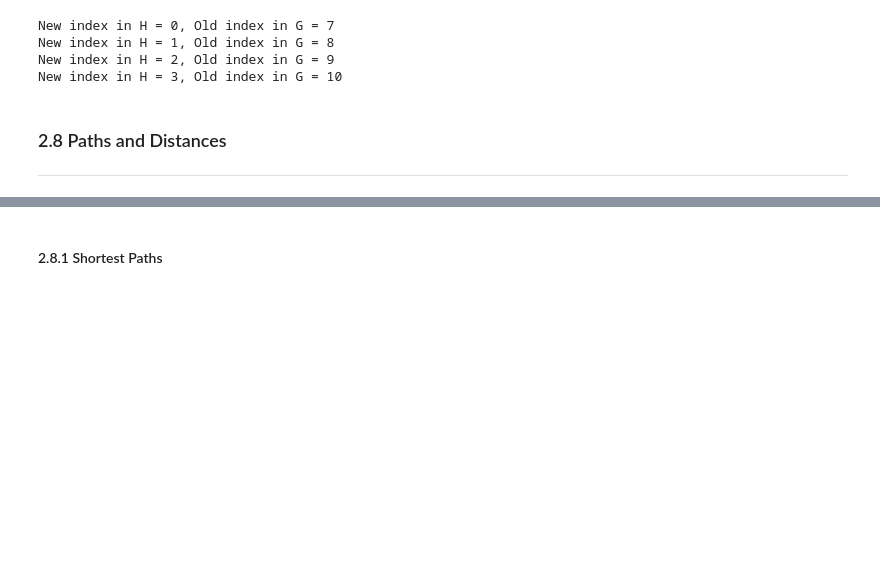
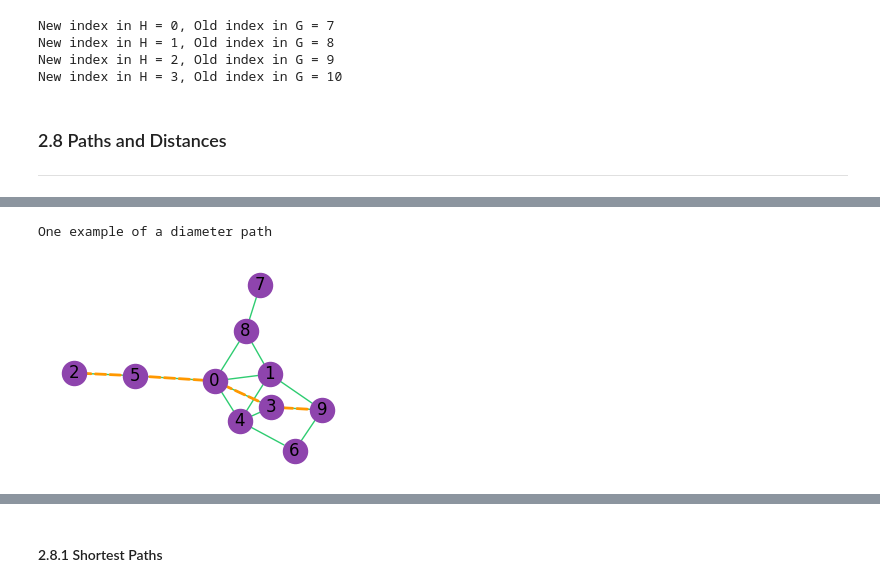
Before and after one commit to grogs84/networkscience, a Jupyter notebook: rChapter2.ipynb, the cells around one changed output, grey strips where cells are left out. Cells and saved outputs as stored; diff of their text form; code cells hidden in the pictures; blank space fills up the shorter version.

```diff
--- a/rChapter2.ipynb
+++ b/rChapter2.ipynb
@@ -276,0 +331,19 @@ New index in H = 3, Old index in G = 10
+# %%
+from collections import defaultdict
+
+# use rustworkx to find all the the shortest path between all node pairs
+apsp = rx.all_pairs_bellman_ford_shortest_paths(G, edge_cost_fn=lambda x: 1)
+
+# build a map path_len -> list_of_paths
+path_len_map = defaultdict(list)
+for node, mapping in apsp.items():
+    max_path_len = 0
+    for target, path in mapping.items():
+        path_len = len(path)
+        path_len_map[path_len].append(path)
+
+m, *_ = sorted(path_len_map, reverse=True)
+print(f"Diameter of G: {m}")
+print(f"Paths with length = Diameter = 5:")
+for path in path_len_map[m]:
+    print(path)
@@ -276,0 +361,10 @@ New index in H = 3, Old index in G = 10
+# %%
+print(f"One example of a diameter path")
+path_nodes = path_len_map[m][2]
+path_edges = list(zip(path_nodes, path_nodes[1:]))
+path = G.edge_subgraph(path_edges)
+mpl_draw(G, node_color=NS_PURPLE, edge_color=NS_GREEN, pos=pos, with_labels=True)
+mpl_draw(path, pos=pos, node_size=0,edge_color=NS_ORANGE, width=2, style="--")
+# %% [output]
+One example of a diameter path
+[figure, added]
```
Also changed, not shown: parts of 22 cells of this notebook.
